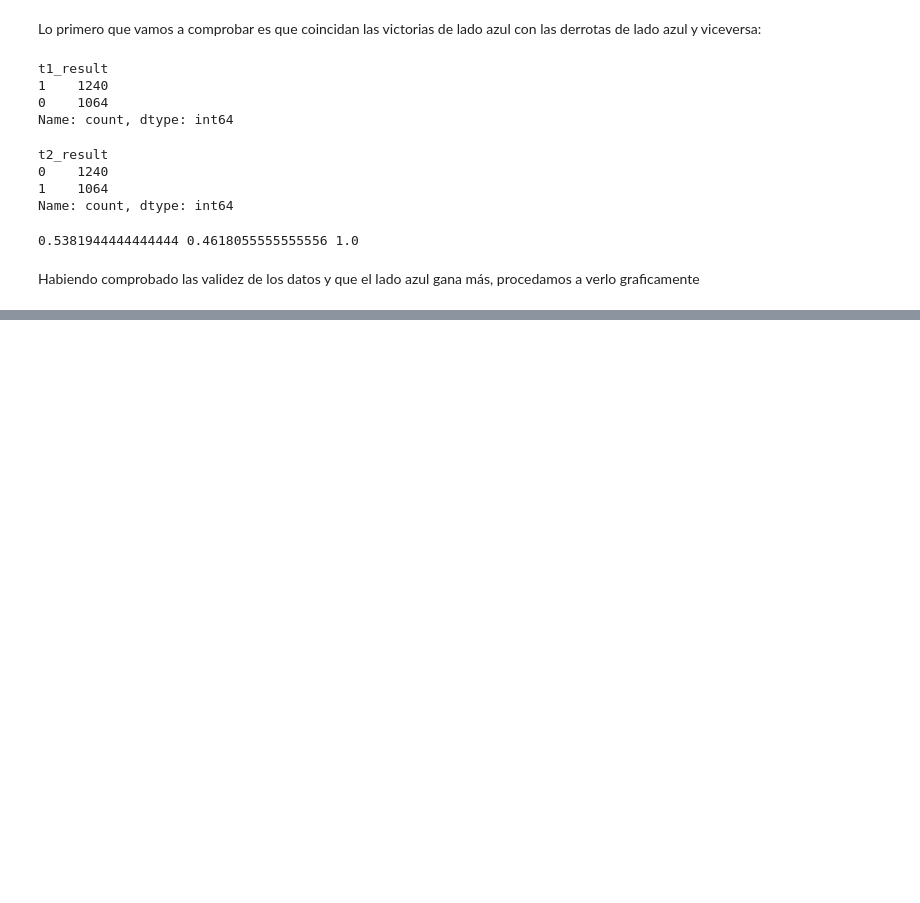
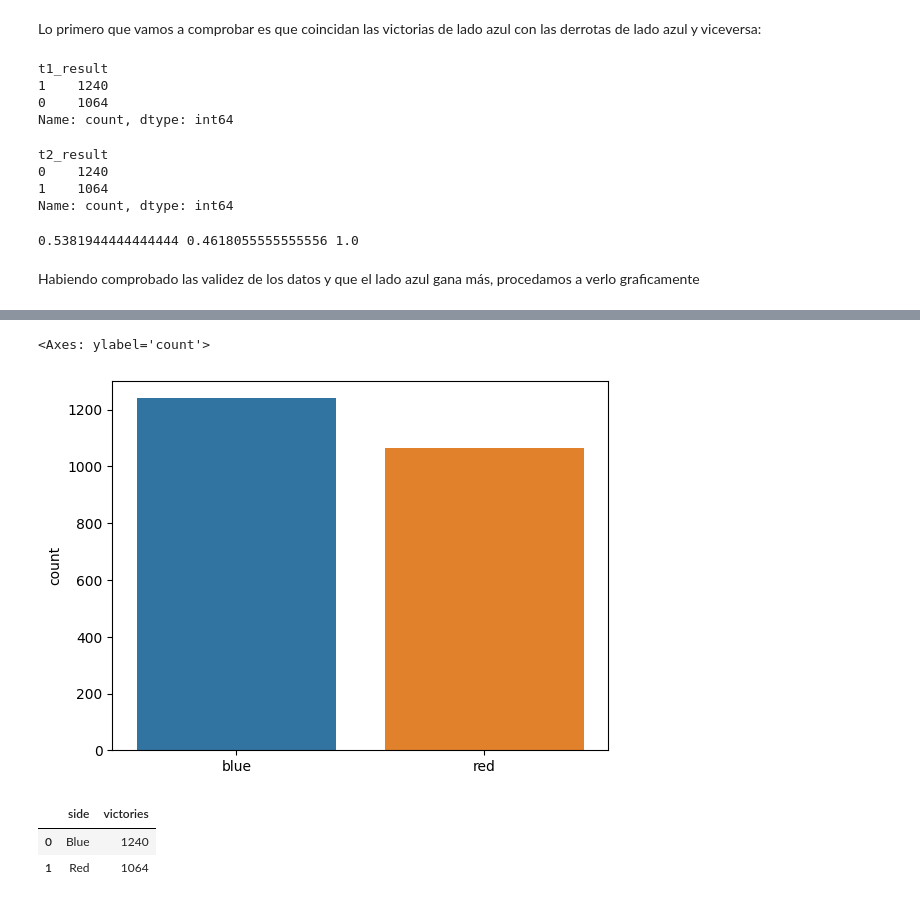
Before and after one commit to CamiloAPB/EDA_DS, a Jupyter notebook: Src/Notebooks/EDA_S10_MainRep.ipynb, the cells around one changed output, grey strips where cells are left out. Drawn from its saved outputs; the diff is of its cells as text; code cells hidden in the pictures; blank space fills up the shorter version.

```diff
--- a/Src/Notebooks/EDA_S10_MainRep.ipynb
+++ b/Src/Notebooks/EDA_S10_MainRep.ipynb
@@ -663,0 +703,14 @@ red = ax.bar("red", red_winrate, bar_withd, color = "red")
+# %%
+side_victories = blue_victories + red_victories
+len(side_victories)
+sns.countplot(x = side_victories, hue=side_victories)
+# %% [output]
+<Axes: ylabel='count'>
+[figure, added]
+# %%
+plotly_barras = pd.DataFrame(dict(side = ["Blue", "Red"], victories = [len(blue_victories), len(red_victories)]))
+plotly_barras
+# %% [output]
+|  | side | victories |
+| 0 | Blue | 1240 |
+| 1 | Red | 1064 |
```
Also changed, not shown: parts of 6 cells of this notebook, 2 other files.
